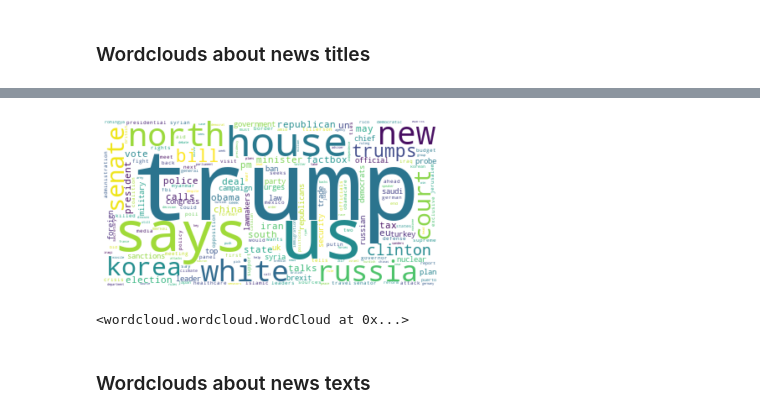
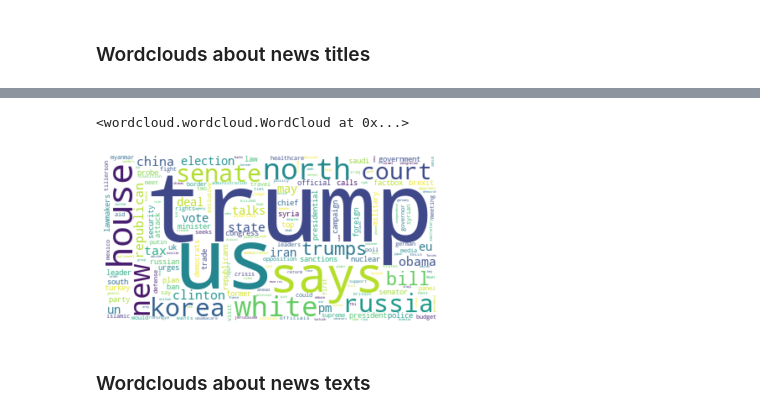
Before and after one commit to carolinlyybek/ids_fakenews, a Jupyter notebook: Project D23 KAGGLE-FAKE NEWS DETECTION.ipynb, the cells around one changed output, grey strips where cells are left out. Drawn from its saved outputs; the diff is of its cells as text; code cells hidden in the pictures.

```diff
--- a/Project D23 KAGGLE-FAKE NEWS DETECTION.ipynb
+++ b/Project D23 KAGGLE-FAKE NEWS DETECTION.ipynb
@@ -317,12 +311,12 @@ wordcloud_fake.to_file("img/faketitles_review.png")
 # %%
 wordcloud_real = WordCloud(background_color="white").generate_from_frequencies(real_title_dict)
 plt.imshow(wordcloud_real, interpolation='bilinear')
 plt.axis("off")
-plt.show()
+plt.plot
 wordcloud_real.to_file("img/realtitles_review.png")
 # %% [output]
+<wordcloud.wordcloud.WordCloud at 0x...>
-[figure, old version]
+[figure, new version]
-<wordcloud.wordcloud.WordCloud at 0x...>
 # %% [markdown]
 ### Wordclouds about news texts
 # %%
```
Also changed, not shown: parts of 40 cells of this notebook, 19 other files.
